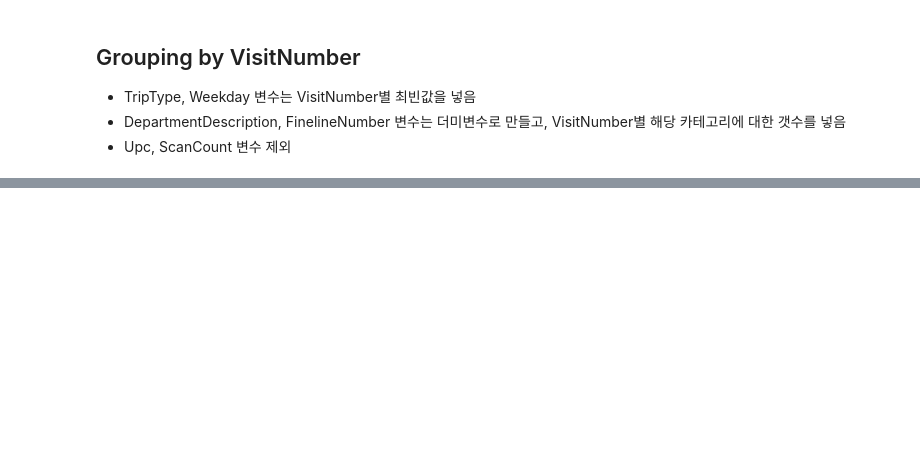
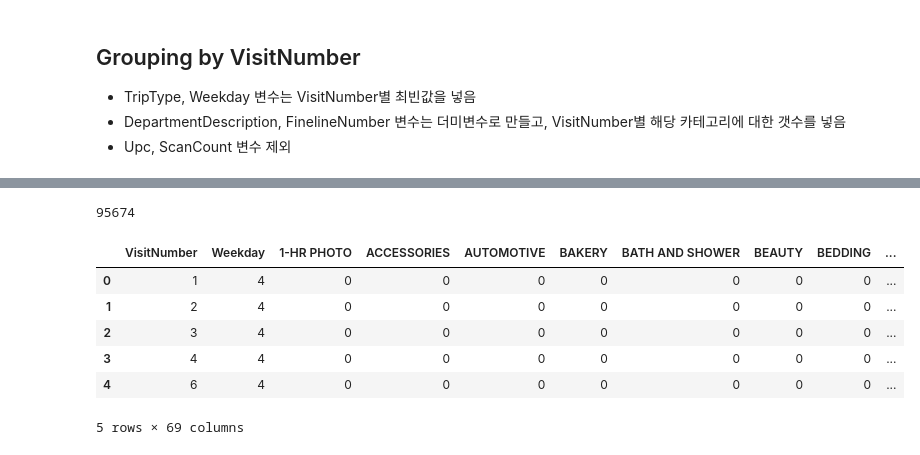
Before and after one commit to iayrots/dss7_SWYA_walmart, a Jupyter notebook: ya/index_VisitNumber.ipynb, the cells around one changed output, grey strips where cells are left out. Cells and saved outputs as stored; diff of their text form; code cells hidden in the pictures; blank space fills up the shorter version.

```diff
--- a/ya/index_VisitNumber.ipynb
+++ b/ya/index_VisitNumber.ipynb
@@ -46,0 +143,33 @@ Index_VN.to_csv("data/train_indexVN.csv")
+# %%
+# test data 가공
+def index_VisitNumber2_test(data):
+    # VisitNumber별 TripType, Weekday grouping(최빈값) 후 merge
+    df_Weekday = data.groupby('VisitNumber').agg(mode)['Weekday'].reset_index()
+
+    # Weekday 숫자로 변형
+    wd = {
+        "Monday": 0,
+        "Tuesday": 1,
+        "Wednesday": 2,
+        "Thursday": 3,
+        "Friday": 4,
+        "Saturday": 5,
+        "Sunday": 6,
+    }
+    df_Weekday["Weekday"] = df_Weekday["Weekday"].apply(lambda x: wd[x])
+
+
+    df_DD = data.groupby('VisitNumber').agg(mode)['DepartmentDescription'].reset_index()
+    df_DD = pd.get_dummies(df_DD.DepartmentDescription).astype(int, copy=False)
+    test_IndexVN = pd.concat([df_Weekday, df_DD], axis=1)
+
+    # VisitNumber별 DepartmentDescription, FinelineNumber 더미변수로 grouping 후 merge
+    #df_DD = data.pivot_table(values='ScanCount', index=['VisitNumber'], columns=['DepartmentDescription'], aggfunc=np.sum, fill_value=0, dropna=False)
+    #df_DD = df_DD.reset_index()
+    #df_FN = data.pivot_table(values='ScanCount', index=['VisitNumber'], columns=['FinelineNumber'], aggfunc=np.sum, fill_value=0)
+    #df_FN = df_FN.reset_index()
+    #df_merge2 = pd.merge(df_DD, df_FN)
+    #test_IndexVN = pd.merge(df_Weekday, df_DD)
+    #test_IndexVN = train_IndexVN.set_index('VisitNumber')
+
+    return test_IndexVN
@@ -46,0 +187,15 @@ Index_VN.to_csv("data/train_indexVN.csv")
+# %%
+len(mytrain1)
+# %% [output]
+95674
+# %%
+mytest1 = index_VisitNumber2_test(test)
+mytest1.head()
+# %% [output]
+|  | VisitNumber | Weekday | 1-HR PHOTO | ACCESSORIES | AUTOMOTIVE | BAKERY | BATH AND SHOWER | BEAUTY | BEDDING | ... |
+| 0 | 1 | 4 | 0 | 0 | 0 | 0 | 0 | 0 | 0 | ... |
+| 1 | 2 | 4 | 0 | 0 | 0 | 0 | 0 | 0 | 0 | ... |
+| 2 | 3 | 4 | 0 | 0 | 0 | 0 | 0 | 0 | 0 | ... |
+| 3 | 4 | 4 | 0 | 0 | 0 | 0 | 0 | 0 | 0 | ... |
+| 4 | 6 | 4 | 0 | 0 | 0 | 0 | 0 | 0 | 0 | ... |
+5 rows × 69 columns
```
Also changed, not shown: parts of 34 cells of this notebook, 1 other file.
